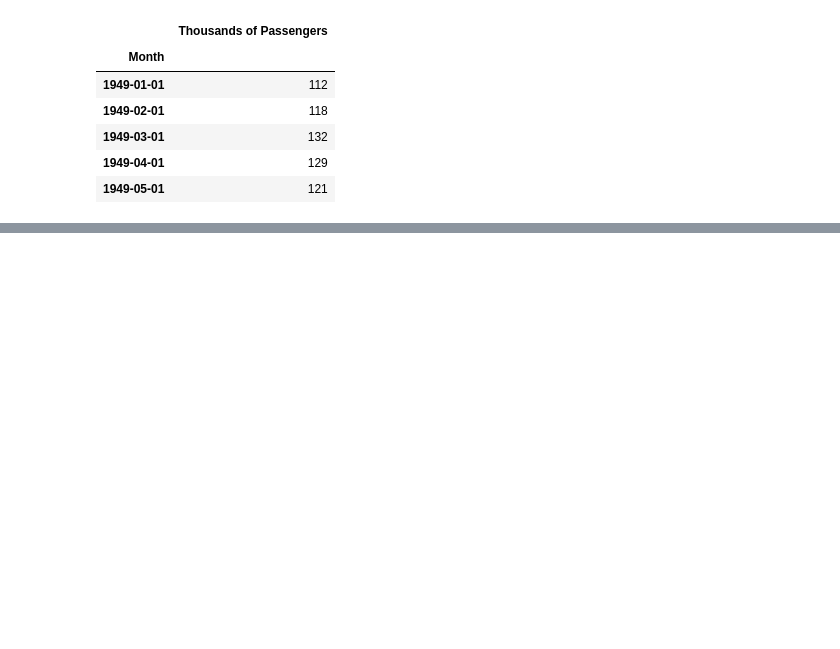
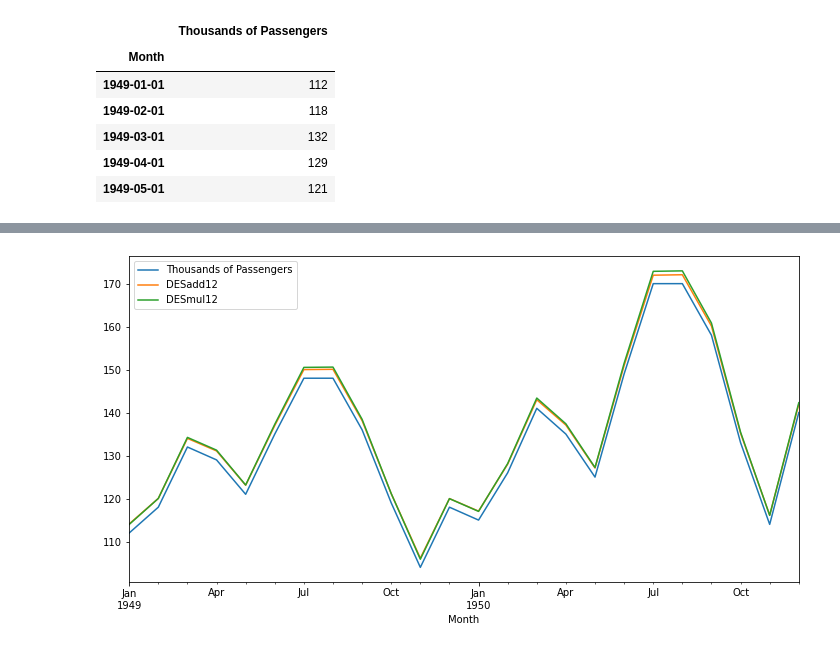
Before and after one commit to JorgeToT/SeriesDeTiempoPythonR, a Jupyter notebook: Python/Holt_Winters.ipynb, the cells around one changed output, grey strips where cells are left out. Saved outputs shown, nothing was run; the diff lists cells and outputs as text; code cells hidden in the pictures; blank space fills up the shorter version.

```diff
--- a/Python/Holt_Winters.ipynb
+++ b/Python/Holt_Winters.ipynb
@@ -96,0 +143,3 @@ df.head()
+# %%
+df['DESmul12'] = ExponentialSmoothing(df['Thousands of Passengers'], trend = 'mul').fit().fittedvalues.shift(-1)
+df.head()
@@ -96,0 +154,4 @@ df.head()
+# %%
+df[['Thousands of Passengers','DESadd12', 'DESmul12']].iloc[:24].plot(figsize = (12,6));
+# %% [output]
+[figure, added]
```
Also changed, not shown: parts of 15 cells of this notebook, 2 other files.
